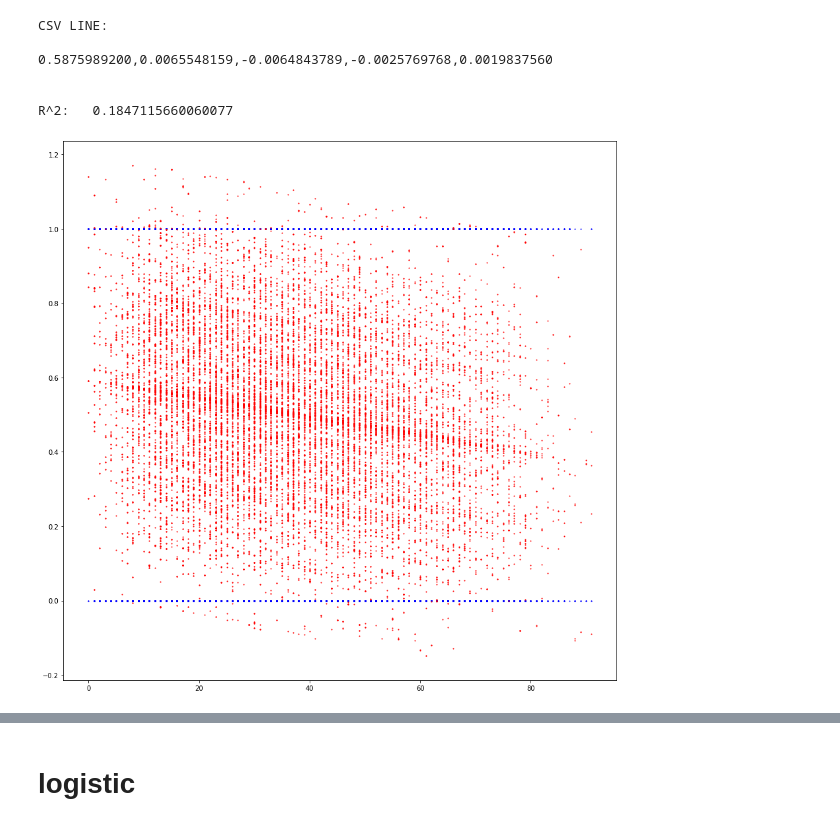
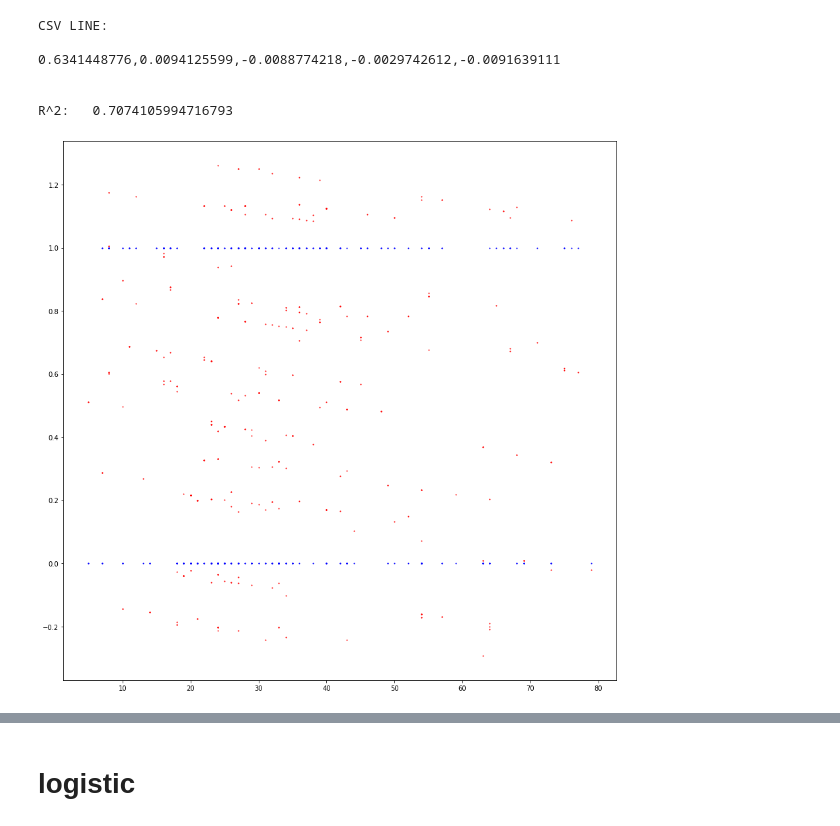
Before and after one commit to PeterEFrancis/gin-rummy-AI, a Jupyter notebook: data/player_data_proccessor.ipynb, the cells around one changed output, grey strips where cells are left out. Saved outputs shown, nothing was run; the diff lists cells and outputs as text; code cells hidden in the pictures.

```diff
--- a/data/player_data_proccessor.ipynb
+++ b/data/player_data_proccessor.ipynb
@@ -68,41 +95,44 @@ array([[ 1,  0,  0, 34,  4,  1,  1],
 # %%
+df = pd.read_csv('alpha-6.csv')
+df
+
 X = df[features[:4]]
 y = df[["is_current_player_game_winner"]]
 
 linear_regressor = LinearRegression()
 linear_regressor.fit(X, y)
 
 print("CSV LINE:\n")
 print(",".join('{0:.10f}'.format(num) for num in np.hstack((linear_regressor.intercept_,linear_regressor.coef_[0]))) + "\n\n")
 
 print("R^2:  ", linear_regressor.score(X, y), "\n\n")
 
 y_pred = linear_regressor.predict(X)
 
 
 
 var = "current_player_deadwood"
 
 fig = plt.figure(figsize=(15,15))
 plt.scatter(X[[var]], y[["is_current_player_game_winner"]], s=1, color='blue')
 plt.scatter(X[[var]], y_pred.T[0], s=1, color='red')
 plt.show()
 
 
-def jitter(arr):
-    stdev = 0.01 * (max(arr) - min(arr))
-    return arr + np.random.randn(len(arr)) * stdev
+# def jitter(arr):
+#     stdev = 0.01 * (max(arr) - min(arr))
+#     return arr + np.random.randn(len(arr)) * stdev
 
-fig = plt.figure(figsize=(15,15))
-plt.xticks(range(0,200,20))
-plt.scatter(jitter(X[[var]].values.T[0]), jitter(y[["is_current_player_game_winner"]].values.T[0]), s=1, color='blue')
-plt.scatter(jitter(X[[var]].values.T[0]), jitter(y_pred.T[0]), s=1, color='red')
-plt.show()
+# fig = plt.figure(figsize=(15,15))
+# plt.xticks(range(0,200,20))
+# plt.scatter(jitter(X[[var]].values.T[0]), jitter(y[["is_current_player_game_winner"]].values.T[0]), s=1, color='blue')
+# plt.scatter(jitter(X[[var]].values.T[0]), jitter(y_pred.T[0]), s=1, color='red')
+# plt.show()
 # %% [output]
 CSV LINE:
 
-0.5875989200,0.0065548159,-0.0064843789,-0.0025769768,0.0019837560
+0.6341448776,0.0094125599,-0.0088774218,-0.0029742612,-0.0091639111
 
 
-R^2:   0.1847115660060077
+R^2:   0.7074105994716793
-[figure, old version]
+[figure, new version]
```
Also changed, not shown: parts of 5 cells of this notebook, 24 other files.
